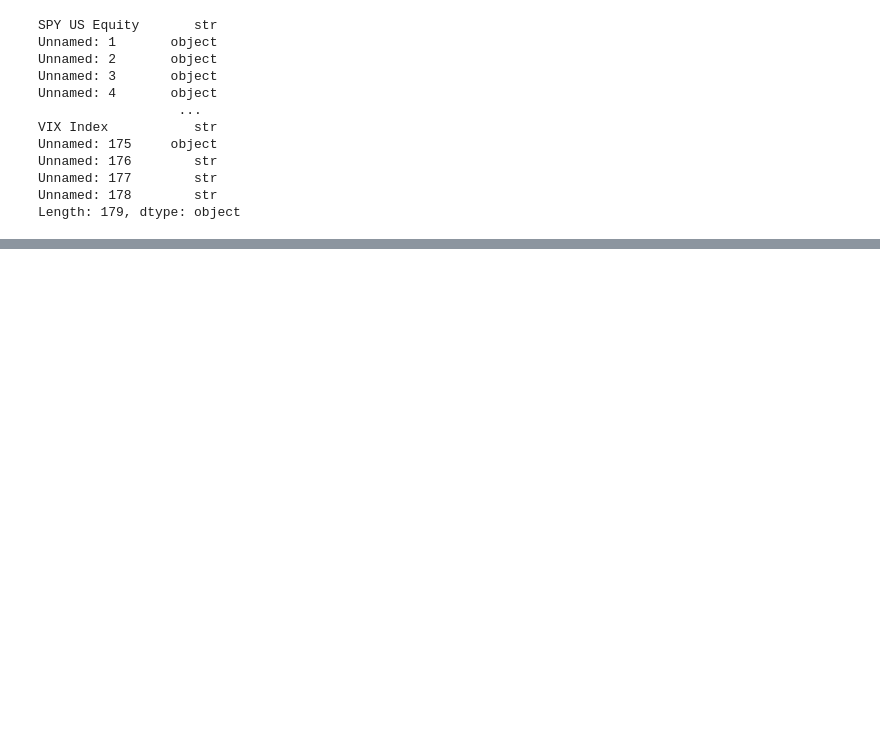
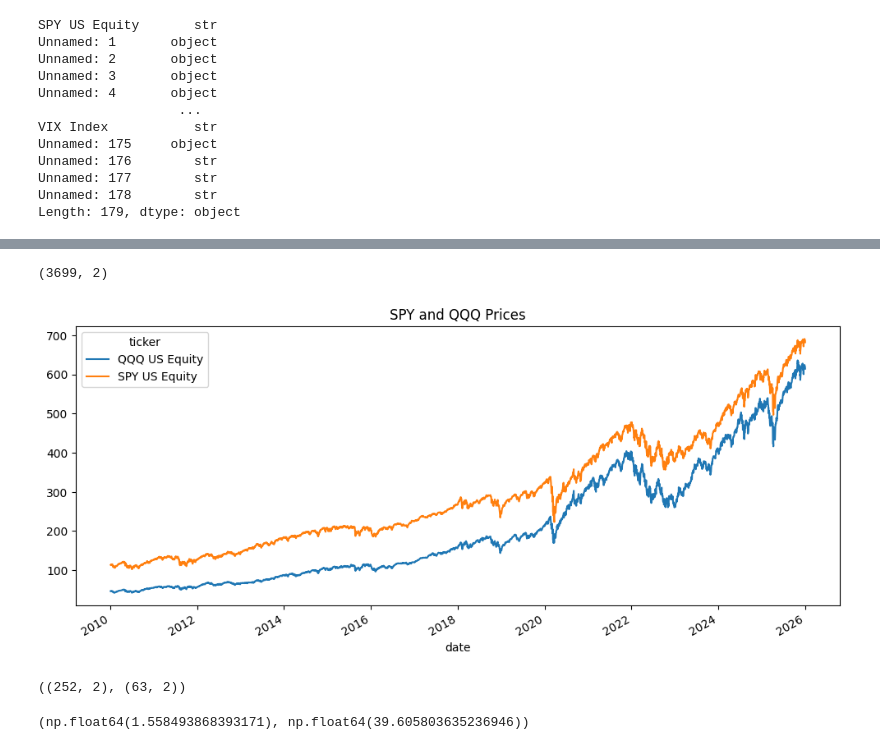
Before and after one commit to jen-dan/pairs-trading, a Jupyter notebook: notebooks/01_data_cleaning.ipynb, the cells around one changed output, grey strips where cells are left out. Saved outputs shown, nothing was run; the diff lists cells and outputs as text; code cells hidden in the pictures; blank space fills up the shorter version.

```diff
--- a/notebooks/01_data_cleaning.ipynb
+++ b/notebooks/01_data_cleaning.ipynb
@@ -72,0 +242,5 @@ possible_date_cols
+# %%
+clean_path = Path("../data_processed/etf_daily_tidy.csv")
+clean_df = pd.read_csv(clean_path, parse_dates=["date"])
+
+clean_df.head()
@@ -72,0 +254,7 @@ possible_date_cols
+# %%
+pair = ["SPY US Equity", "QQQ US Equity"]
+
+pair_df = clean_df[clean_df["ticker"].isin(pair)].copy()
+pair_df = pair_df[["date", "ticker", "px_last"]]
+
+pair_df.head()
@@ -72,0 +268,3 @@ possible_date_cols
+# %%
+prices = pair_df.pivot(index="date", columns="ticker", values="px_last").dropna().copy()
+prices.head()
@@ -72,0 +279,9 @@ possible_date_cols
+# %%
+prices.shape
+# %% [output]
+(3699, 2)
+# %%
+prices.plot(figsize=(12, 5), title="SPY and QQQ Prices")
+plt.show()
+# %% [output]
+[figure, added]
@@ -72,0 +291,16 @@ possible_date_cols
+# %%
+formation_data = prices.iloc[:formation_window].copy()
+trading_data = prices.iloc[formation_window:formation_window + trading_window].copy()
+
+formation_data.shape, trading_data.shape
+# %% [output]
+((252, 2), (63, 2))
+# %%
+x = formation_data["QQQ US Equity"].values
+y = formation_data["SPY US Equity"].values
+
+beta, alpha = np.polyfit(x, y, 1)
+
+beta, alpha
+# %% [output]
+(np.float64(1.558493868393171), np.float64(39.605803635236946))
```
Also changed, not shown: parts of 38 cells of this notebook.
